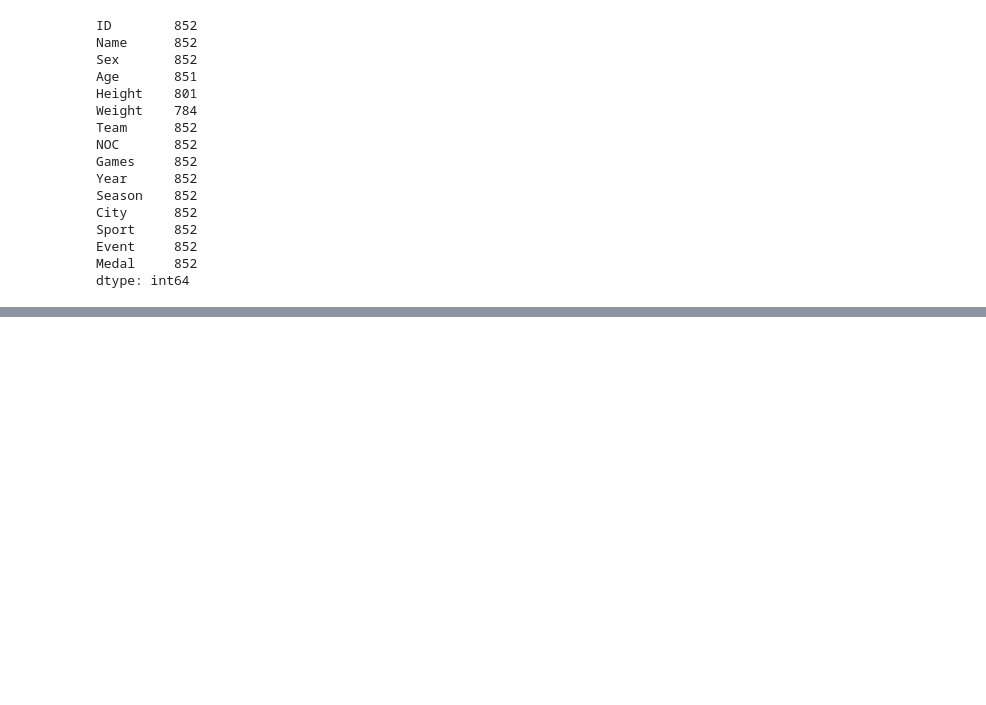
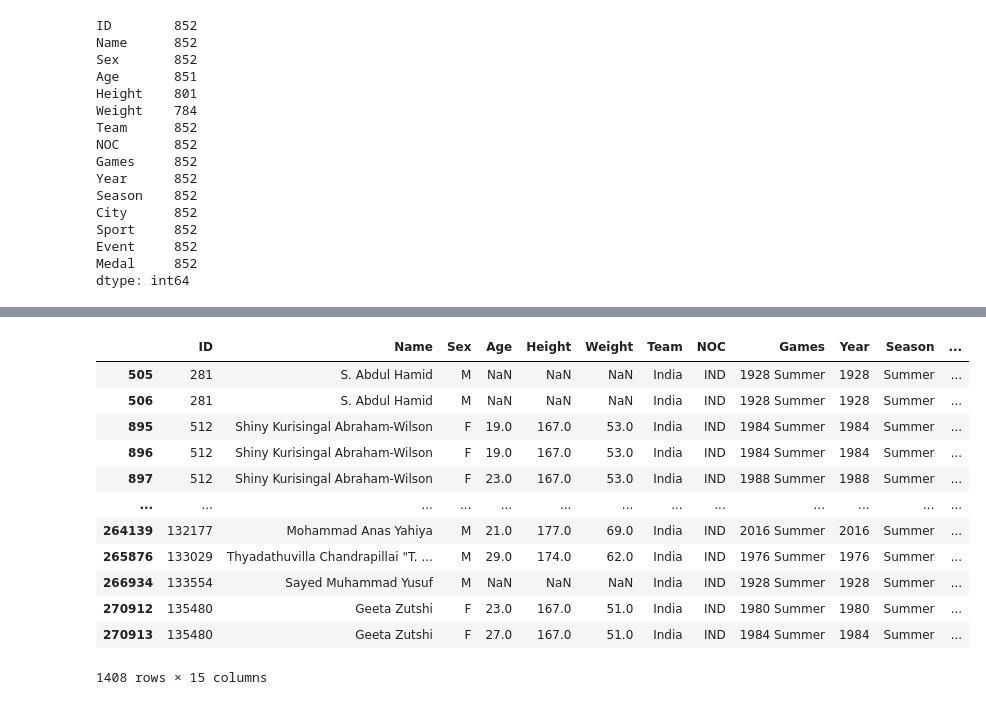
Before and after one commit to DEVA266/Projects, a Jupyter notebook: mypandas.ipynb, the cells around one changed output, grey strips where cells are left out. Drawn from its saved outputs; the diff is of its cells as text; code cells hidden in the pictures; blank space fills up the shorter version.

```diff
--- a/mypandas.ipynb
+++ b/mypandas.ipynb
@@ -248,0 +269,16 @@ dtype: int64
+# %%
+data.query('NOC == "IND"')
+# %% [output]
+|  | ID | Name | Sex | Age | Height | Weight | Team | NOC | Games | Year | Season | ... |
+| 505 | 281 | S. Abdul Hamid | M | NaN | NaN | NaN | India | IND | 1928 Summer | 1928 | Summer | ... |
+| 506 | 281 | S. Abdul Hamid | M | NaN | NaN | NaN | India | IND | 1928 Summer | 1928 | Summer | ... |
+| 895 | 512 | Shiny Kurisingal Abraham-Wilson | F | 19.0 | 167.0 | 53.0 | India | IND | 1984 Summer | 1984 | Summer | ... |
+| 896 | 512 | Shiny Kurisingal Abraham-Wilson | F | 19.0 | 167.0 | 53.0 | India | IND | 1984 Summer | 1984 | Summer | ... |
+| 897 | 512 | Shiny Kurisingal Abraham-Wilson | F | 23.0 | 167.0 | 53.0 | India | IND | 1988 Summer | 1988 | Summer | ... |
+| ... | ... | ... | ... | ... | ... | ... | ... | ... | ... | ... | ... | ... |
+| 264139 | 132177 | Mohammad Anas Yahiya | M | 21.0 | 177.0 | 69.0 | India | IND | 2016 Summer | 2016 | Summer | ... |
+| 265876 | 133029 | Thyadathuvilla Chandrapillai "T. ... | M | 29.0 | 174.0 | 62.0 | India | IND | 1976 Summer | 1976 | Summer | ... |
+| 266934 | 133554 | Sayed Muhammad Yusuf | M | NaN | NaN | NaN | India | IND | 1928 Summer | 1928 | Summer | ... |
+| 270912 | 135480 | Geeta Zutshi | F | 23.0 | 167.0 | 51.0 | India | IND | 1980 Summer | 1980 | Summer | ... |
+| 270913 | 135480 | Geeta Zutshi | F | 27.0 | 167.0 | 51.0 | India | IND | 1984 Summer | 1984 | Summer | ... |
+1408 rows × 15 columns
```
Also changed, not shown: parts of 12 cells of this notebook, 1 other file.
